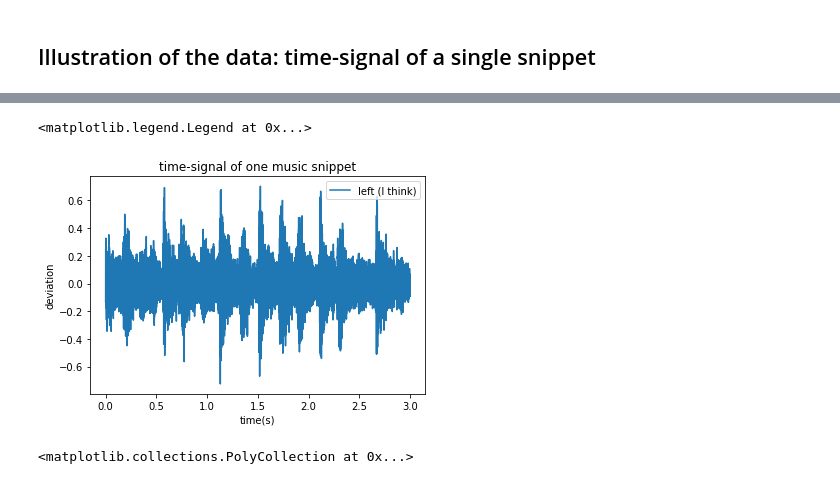
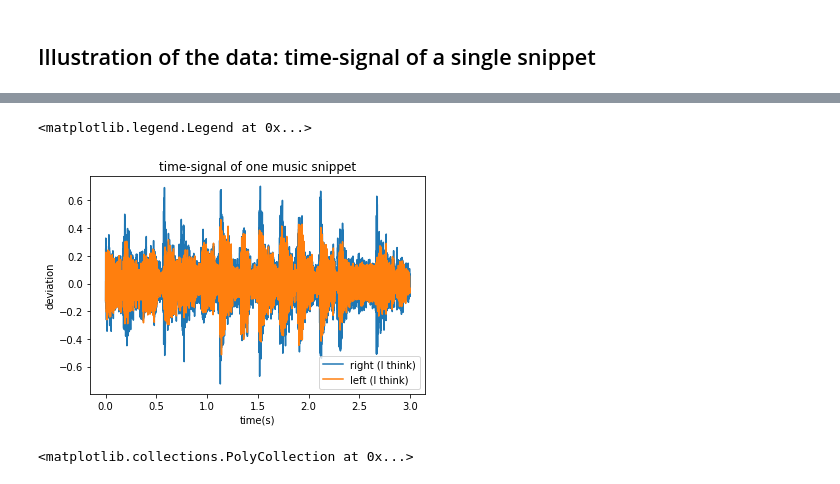
Before and after one commit to ajrodenburg/instrument_recognition, a Jupyter notebook: instrument_recognition.ipynb, the cells around one changed output, grey strips where cells are left out. Drawn from its saved outputs; the diff is of its cells as text; code cells hidden in the pictures.

```diff
--- a/instrument_recognition.ipynb
+++ b/instrument_recognition.ipynb
@@ -122,15 +127,15 @@ Audio(data[i],rate = sample_rates[i])
 # %%
 ## Second, let's plot it!
 
 timerange = np.arange(0,len(data[i][0])) / float( sample_rates[i] )
 
 plt.figure()
-#plt.plot(timerange, data[i][0])
 plt.plot(timerange, data[i][1])
+plt.plot(timerange, data[i][0])
 plt.title('time-signal of one music snippet')
 plt.xlabel('time(s)')
 plt.ylabel('deviation')
-plt.legend(['left (I think)','right (I think)'],loc='upper right')
+plt.legend(['right (I think)','left (I think)'],loc='lower right')
 # %% [output]
 <matplotlib.legend.Legend at 0x...>
-[figure, old version]
+[figure, new version]
```
Also changed, not shown: parts of 6 cells of this notebook.
